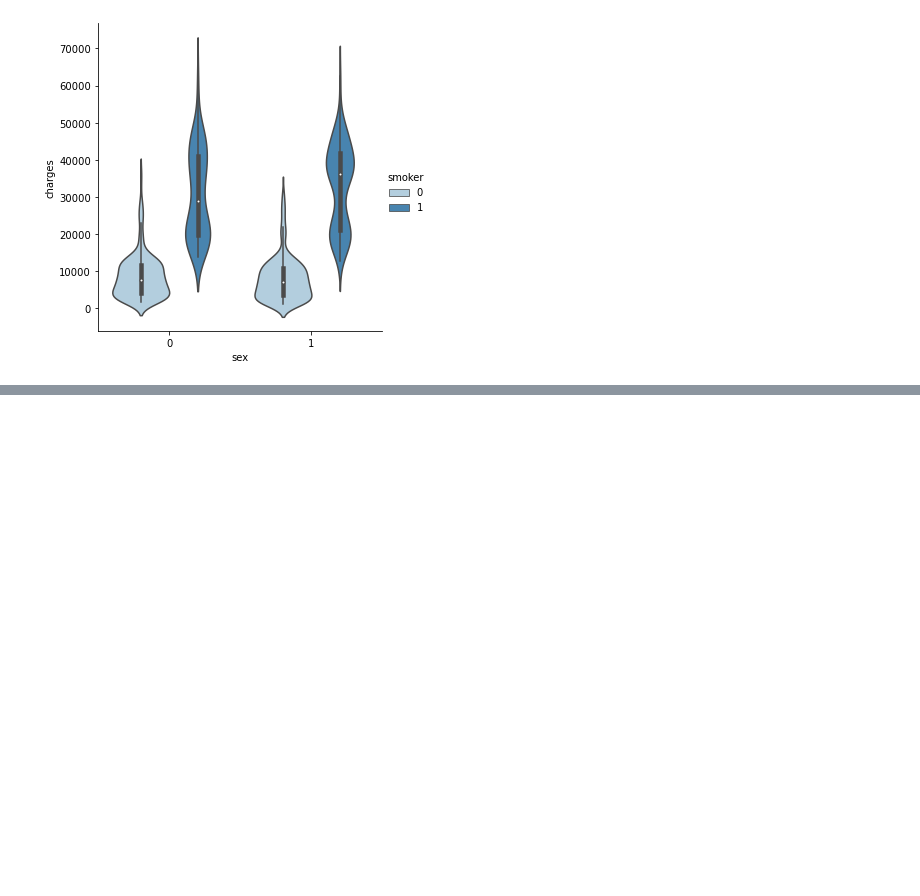
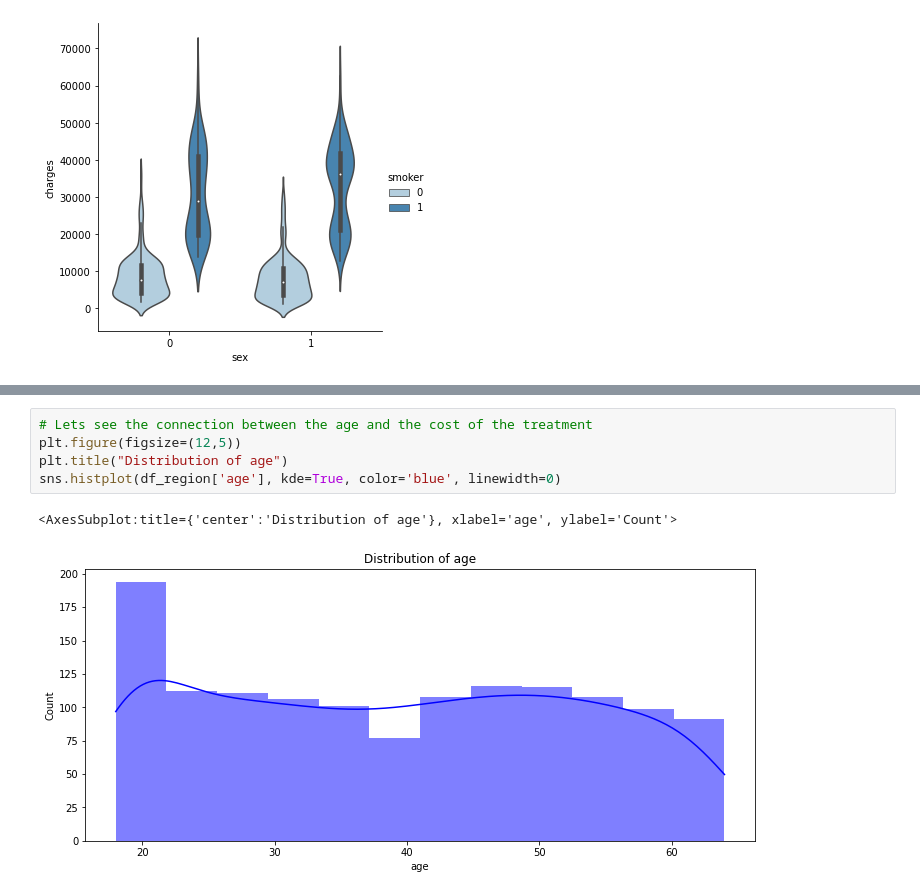
Before and after one commit to Shekswess/Medical-Insurance-Cost, a Jupyter notebook: notebook.ipynb, the cells around one changed output, grey strips where cells are left out. Cells and saved outputs as stored; diff of their text form; blank space fills up the shorter version.

```diff
--- a/notebook.ipynb
+++ b/notebook.ipynb
@@ -243,0 +259,8 @@ sns.catplot(x='sex',y='charges',hue='smoker',palette='Blues',kind='violin',data=
+# %%
+# Lets see the connection between the age and the cost of the treatment
+plt.figure(figsize=(12,5))
+plt.title("Distribution of age")
+sns.histplot(df_region['age'], kde=True, color='blue', linewidth=0)
+# %% [output]
+<AxesSubplot:title={'center':'Distribution of age'}, xlabel='age', ylabel='Count'>
+[figure, added]
```
Also changed, not shown: parts of 4 cells of this notebook.
